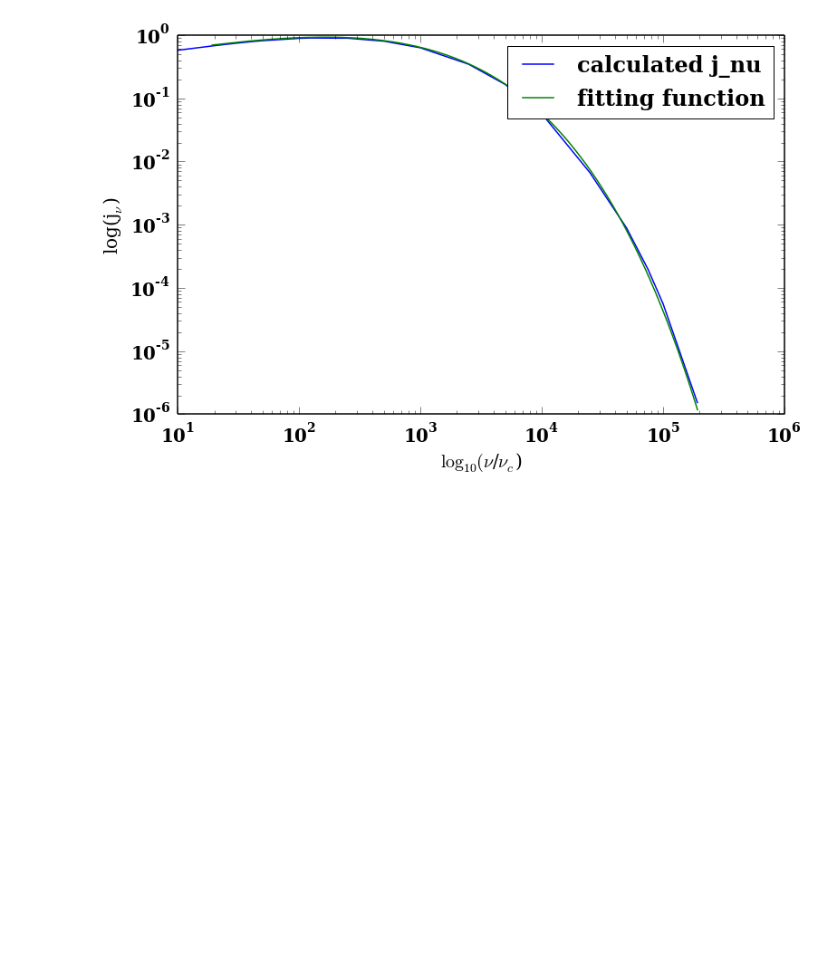
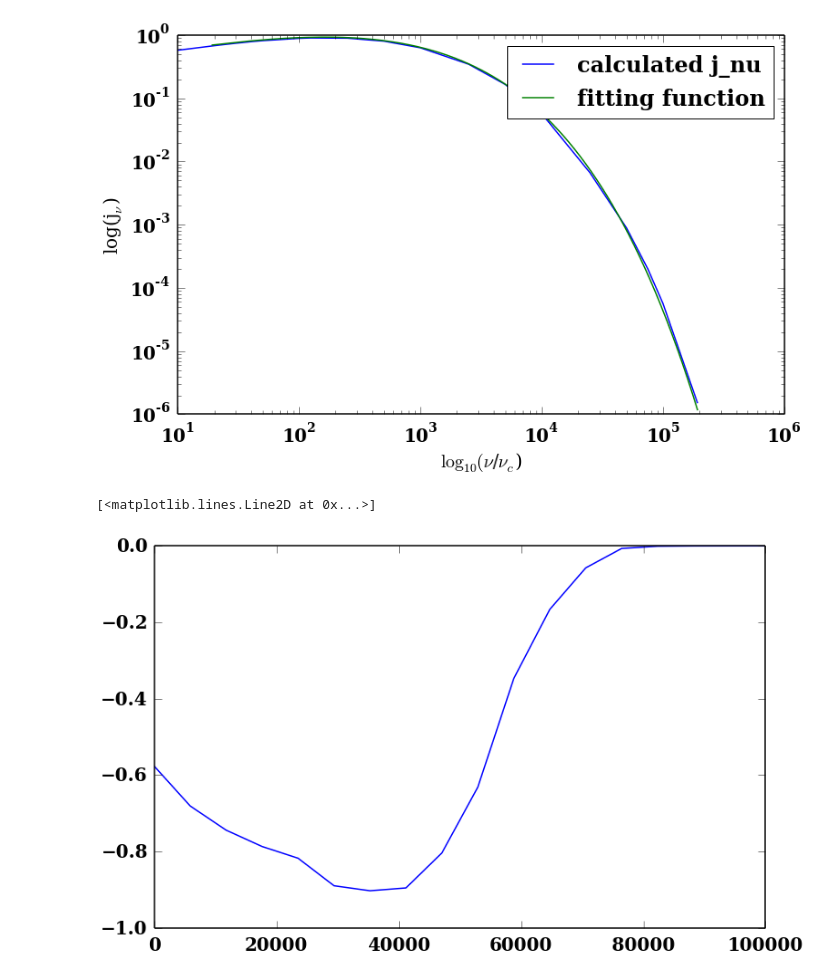
Before and after one commit to aapandy2/kappa_distributions, a Jupyter notebook: jnu_calculator_thermal.ipynb, the cells around one changed output. Saved outputs shown, nothing was run; the diff lists cells and outputs as text; code cells hidden in the pictures; blank space fills up the shorter version.

Commit message:
worked on creating a plot of the difference between the calculated j_nu and fitting formula j_nu

```diff
--- a/jnu_calculator_thermal.ipynb
+++ b/jnu_calculator_thermal.ipynb
@@ -186,0 +180,41 @@ print (nu * gamma * beta * np.sin(theta) * np.sqrt(1 - cos_xi**2.))/nu_c
+# %%
+#calculating error, jnu_average/jnu_calculated - 1 vs log_10(nu/nu_c)
+calculated_nu_ratio = data[:, 0]
+calculated_jnu = data[:, 1]
+
+x = np.arange(0, 100000, (100000)/17)
+
+#print calculated_nu_ratio[6]
+#print calculated_jnu
+
+jnu_average = [0] * 18
+
+#for a in xrange(0, 18):
+ #   jnu_average[a] = [eq_72_jnu(calculated_nu_ratio[a] * nu_s / nu_c)]
+  #  print a
+   # print jnu_average[a]
+
+#print calculated_jnu
+#print jnu_average
+
+#difference = [0.] * 18
+
+#for i in range(0, 18):
+ #   difference[i] = jnu_average[i] - calculated_jnu[i]
+
+#for q in xrange(0, 18):
+ #   print difference[q]
+
+
+
+#print eq_72_jnu(10)
+#print jnu_average[0]
+
+
+
+pl.plot(x, eq_72_jnu(x) - calculated_jnu)
+
+#pl.plot(calculated_nu_ratio, difference)
+# %% [output]
+[<matplotlib.lines.Line2D at 0x...>]
+[figure, added]
```
Also changed, not shown: parts of 1 cell of this notebook.
